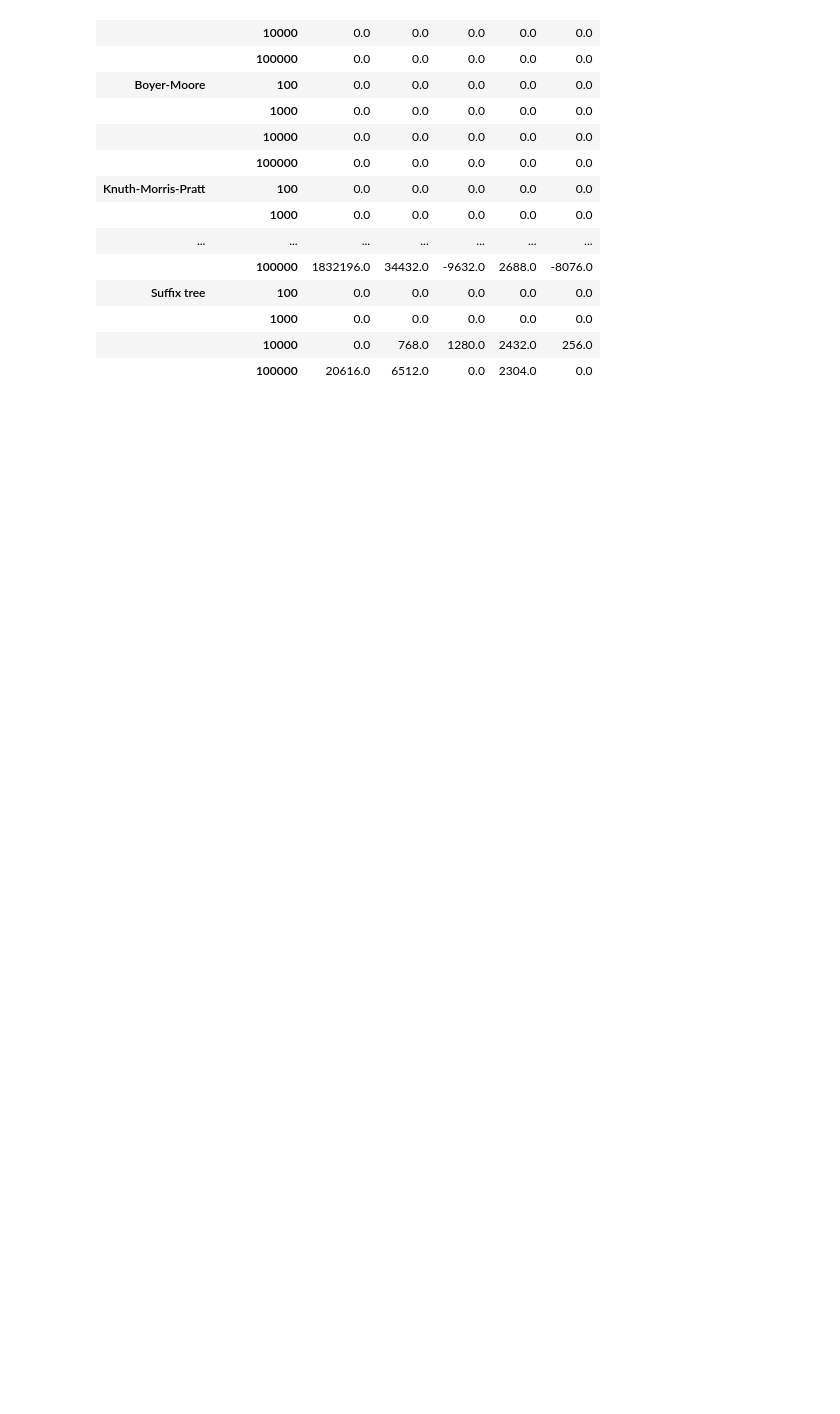
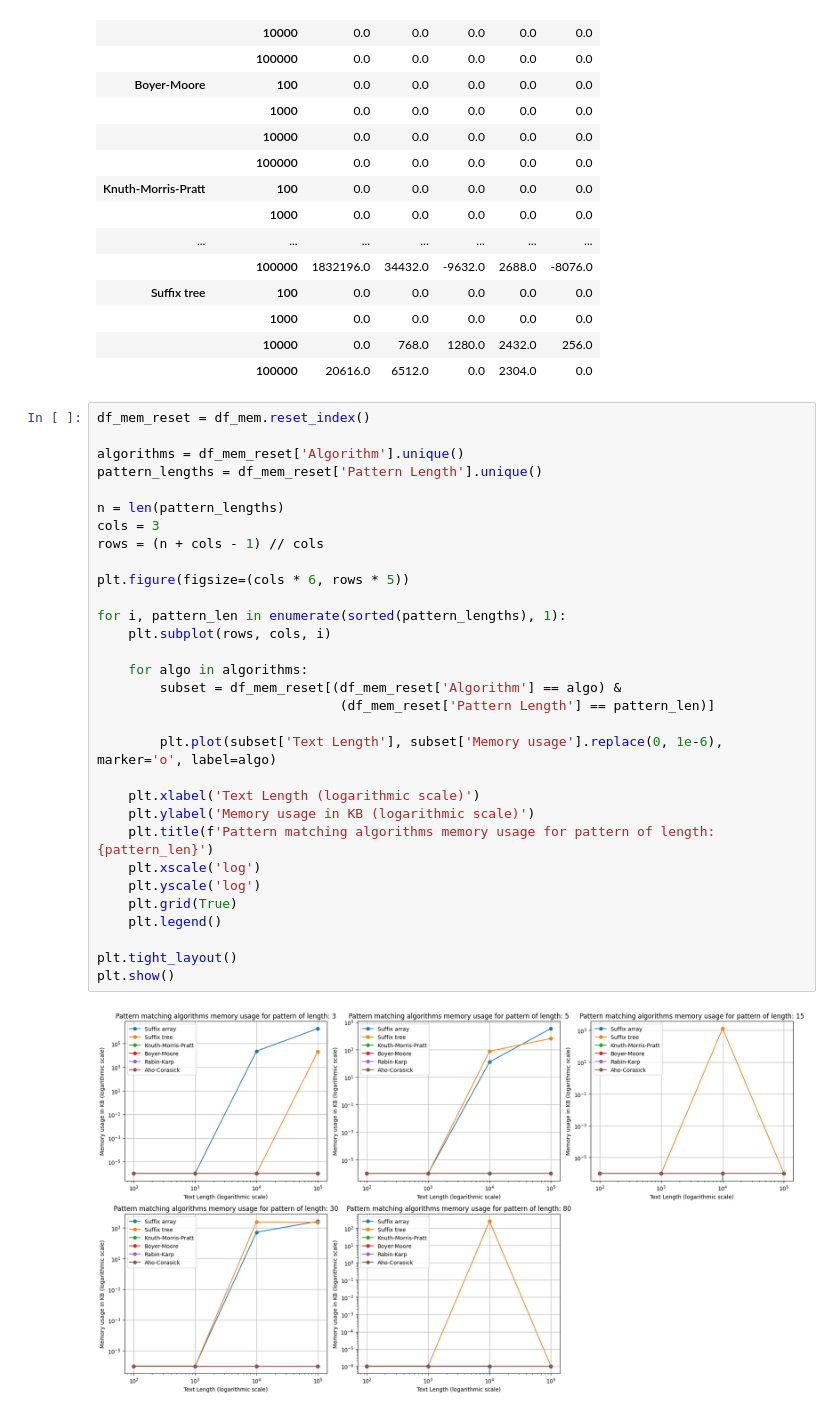
Before and after one commit to NCCMNT/Text-Algorithms, a Jupyter notebook: lab5/pattern_matching_analisys.ipynb, the cells around one changed output. Cells and saved outputs as stored; diff of their text form; blank space fills up the shorter version.

```diff
--- a/lab5/pattern_matching_analisys.ipynb
+++ b/lab5/pattern_matching_analisys.ipynb
@@ -358,5 +376,38 @@ df_mem.unstack()
 |  | 1000 | 0.0 | 0.0 | 0.0 | 0.0 | 0.0 |
 |  | 10000 | 0.0 | 768.0 | 1280.0 | 2432.0 | 256.0 |
 |  | 100000 | 20616.0 | 6512.0 | 0.0 | 2304.0 | 0.0 |
+# %%
+df_mem_reset = df_mem.reset_index()
+
+algorithms = df_mem_reset['Algorithm'].unique()
+pattern_lengths = df_mem_reset['Pattern Length'].unique()
+
+n = len(pattern_lengths)
+cols = 3
+rows = (n + cols - 1) // cols
+
+plt.figure(figsize=(cols * 6, rows * 5))
+
+for i, pattern_len in enumerate(sorted(pattern_lengths), 1):
+    plt.subplot(rows, cols, i)
+
+    for algo in algorithms:
+        subset = df_mem_reset[(df_mem_reset['Algorithm'] == algo) &
+                               (df_mem_reset['Pattern Length'] == pattern_len)]
+
+        plt.plot(subset['Text Length'], subset['Memory usage'].replace(0, 1e-6), marker='o', label=algo)
+
+    plt.xlabel('Text Length (logarithmic scale)')
+    plt.ylabel('Memory usage in KB (logarithmic scale)')
+    plt.title(f'Pattern matching algorithms memory usage for pattern of length: {pattern_len}')
+    plt.xscale('log')
+    plt.yscale('log')
+    plt.grid(True)
+    plt.legend()
+
+plt.tight_layout()
+plt.show()
+# %% [output]
+[figure, added]
 # %%
 df_comp = pd.Series(dcomp)
```
Also changed, not shown: parts of 6 cells of this notebook, 1 other file.
